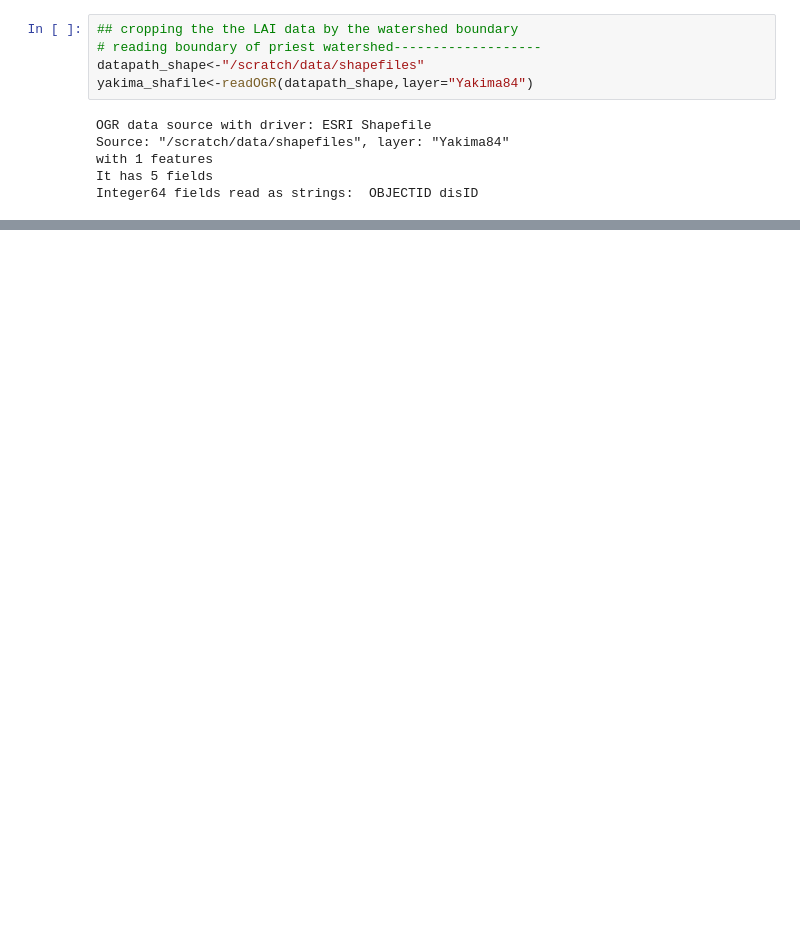
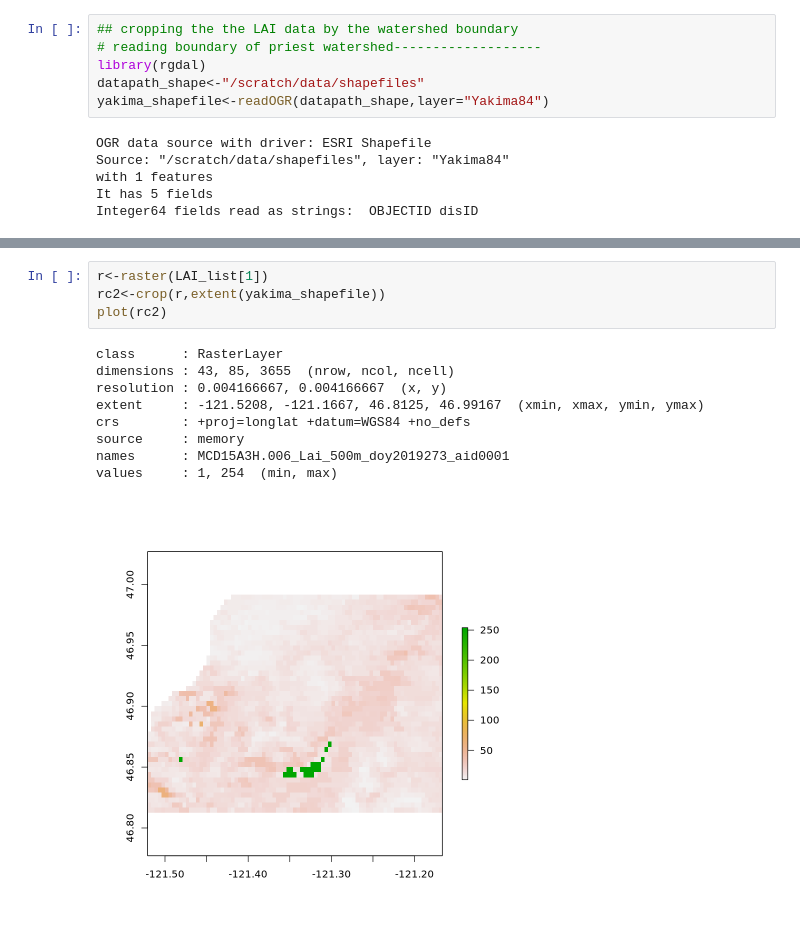
Before and after one commit to redtreevole/Foss2020Team6project, a Jupyter notebook: modis/downloadmodis.ipynb, the cells around one changed output, grey strips where cells are left out. Saved outputs shown, nothing was run; the diff lists cells and outputs as text; blank space fills up the shorter version.

```diff
--- a/modis/downloadmodis.ipynb
+++ b/modis/downloadmodis.ipynb
@@ -141,8 +100,9 @@ Warning message in .newCRS(value):
 # %%
 ## cropping the the LAI data by the watershed boundary
 # reading boundary of priest watershed-------------------
+library(rgdal)
 datapath_shape<-"/scratch/data/shapefiles"
-yakima_shafile<-readOGR(datapath_shape,layer="Yakima84")
+yakima_shapefile<-readOGR(datapath_shape,layer="Yakima84")
 # %% [output]
 OGR data source with driver: ESRI Shapefile
 Source: "/scratch/data/shapefiles", layer: "Yakima84"
@@ -171,0 +183,14 @@ ERROR: Error: package or namespace load failed for ‘sf’ in dyn.load(file, DL
+# %%
+r<-raster(LAI_list[1])
+rc2<-crop(r,extent(yakima_shapefile))
+plot(rc2)
+# %% [output]
+class      : RasterLayer
+dimensions : 43, 85, 3655  (nrow, ncol, ncell)
+resolution : 0.004166667, 0.004166667  (x, y)
+extent     : -121.5208, -121.1667, 46.8125, 46.99167  (xmin, xmax, ymin, ymax)
+crs        : +proj=longlat +datum=WGS84 +no_defs
+source     : memory
+names      : MCD15A3H.006_Lai_500m_doy2019273_aid0001
+values     : 1, 254  (min, max)
+[figure, added]
```
Also changed, not shown: parts of 32 cells of this notebook.
